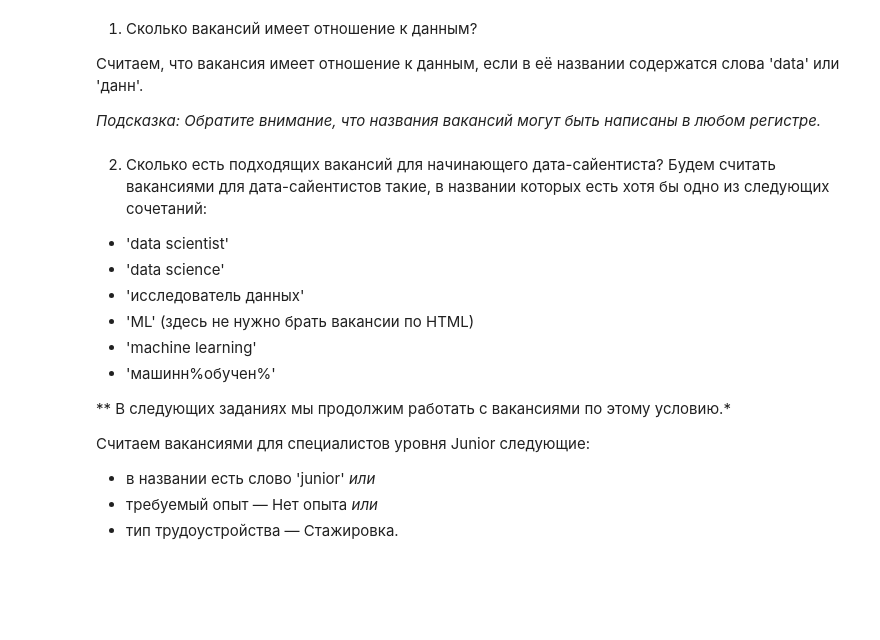
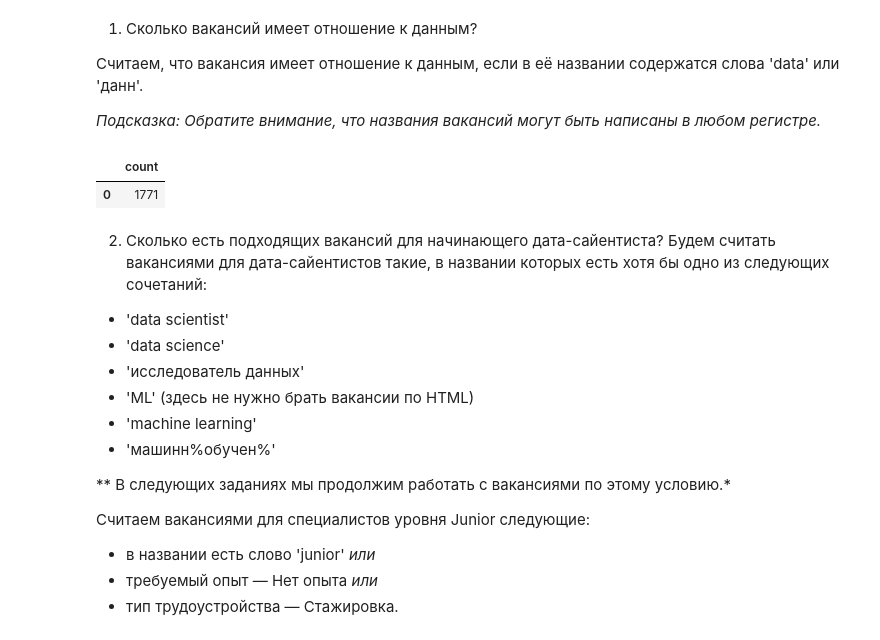
Before and after one commit to simplevolunteer/SF_data_science, a Jupyter notebook: PROJECT-2. Анализ вакансий из HeadHunter/Project_2_Ноутбук_шаблон.ipynb, the cells around one changed output. Cells and saved outputs as stored; diff of their text form; code cells hidden in the pictures; blank space fills up the shorter version.

```diff
--- a/PROJECT-2. Анализ вакансий из HeadHunter/Project_2_Ноутбук_шаблон.ipynb
+++ b/PROJECT-2. Анализ вакансий из HeadHunter/Project_2_Ноутбук_шаблон.ipynb
@@ -372,8 +409,19 @@ df
 *Подсказка: Обратите внимание, что названия вакансий могут быть написаны в любом регистре.*
 # %%
 # текст запроса
+query_6_1 = f'''with t1 as (
+                select lower(name) t_name from vacancies
+                )
+                select count(*) from t1
+                where t_name like '%data%' or t_name like '%данн%'
+            '''
 # %%
 # результат запроса
+df = pd.read_sql_query(query_6_1, connection)
+df
+# %% [output]
+|  | count |
+| 0 | 1771 |
 # %% [markdown]
 2. Сколько есть подходящих вакансий для начинающего дата-сайентиста?
 Будем считать вакансиями для дата-сайентистов такие, в названии которых есть хотя бы одно из следующих сочетаний:
```
Also changed, not shown: parts of 14 cells of this notebook.
